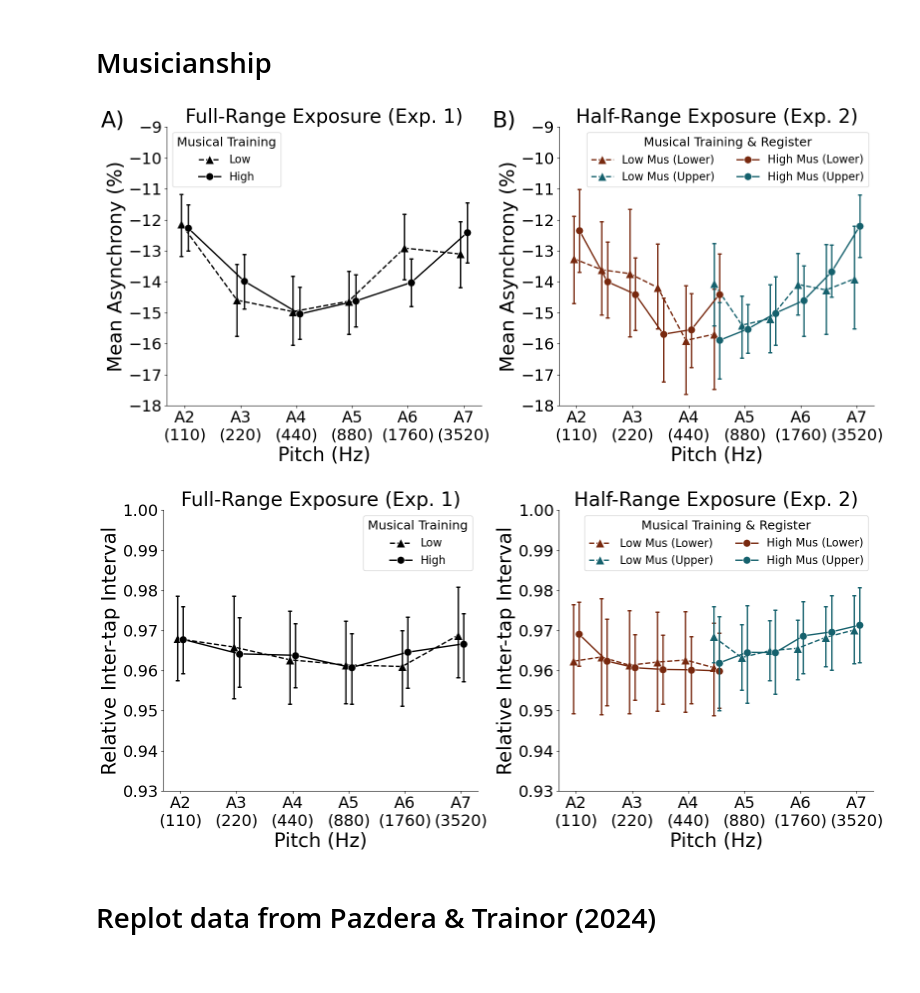
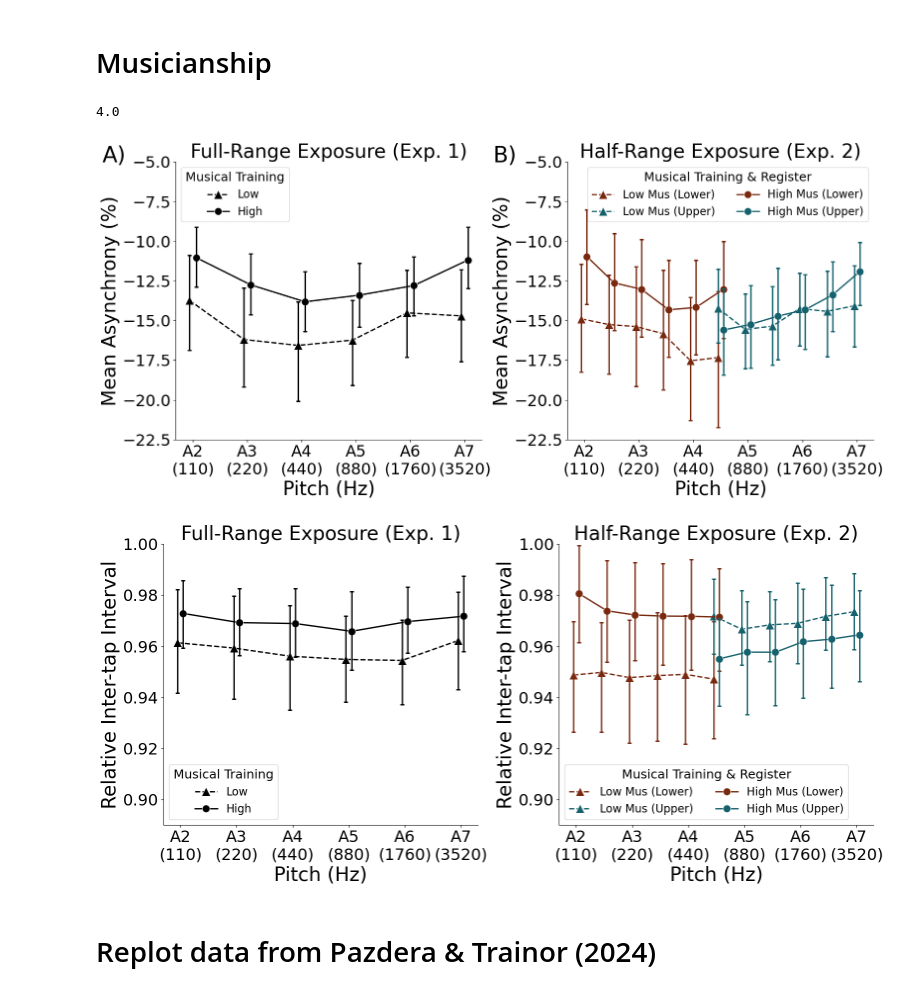
Before and after one commit to jpazdera/IllusoryMotor, a Jupyter notebook: analysis/Combined Analysis.ipynb, the cells around one changed output. Saved outputs shown, nothing was run; the diff lists cells and outputs as text; code cells hidden in the pictures.

Commit message:
Now treats musicianship as between subjects

```diff
--- a/analysis/Combined Analysis.ipynb
+++ b/analysis/Combined Analysis.ipynb
@@ -431,9 +431,37 @@ PearsonRResult(statistic=0.10483867774756224, pvalue=0.33384762282887925)
 # %% [markdown]
 # Musicianship
 # %%
+# Determine median years of musical lessons
 mus_exp = sdata.groupby(['subject', 'register']).years_lessons.mean().reset_index()
 med_exp = np.median(mus_exp.years_lessons)
-exper_subj = mus_exp[mus_exp.years_lessons > med_exp].subject
+print(med_exp)
+#exper_subj = mus_exp[mus_exp.years_lessons > med_exp].subject
+
+# Label tap data with musicality level
+sdata['highmus'] = sdata.years_lessons > med_exp
+cdata['highmus'] = cdata.years_lessons > med_exp
+# %% [output]
+4.0
+# %%
+async_means_mus = sdata.groupby(['register', 'highmus', 'subject', 'pitch', 'ioi']).perc_async.mean().reset_index()
+subj_means = async_means_mus.groupby(['register', 'highmus', 'subject']).perc_async.mean().reset_index()
+grand_means = subj_means.groupby(['register', 'highmus']).perc_async.mean().reset_index()
+
+for i, subj in enumerate(subj_means.subject):
+    reg_idx = np.where((grand_means.register == subj_means.register[i]) & (grand_means.highmus == subj_means.highmus[i]))[0]
+    subj_mask = async_means.subject == subj
+    async_means_mus.loc[subj_mask, 'perc_async'] -= subj_means.loc[i, 'perc_async']
+    async_means_mus.loc[subj_mask, 'perc_async'] += grand_means.loc[reg_idx, 'perc_async'].iloc[0]
+# %%
+iti_means_mus = cdata.groupby(['register', 'highmus', 'subject', 'pitch', 'ioi']).rel_iti.mean().reset_index()
+subj_means = iti_means_mus.groupby(['register', 'highmus', 'subject']).rel_iti.mean().reset_index()
+grand_means = subj_means.groupby(['register', 'highmus']).rel_iti.mean().reset_index()
+
+for i, subj in enumerate(subj_means.subject):
+    reg_idx = np.where((grand_means.register == subj_means.register[i]) & (grand_means.highmus == subj_means.highmus[i]))[0]
+    subj_mask = iti_means.subject == subj
+    iti_means_mus.loc[subj_mask, 'rel_iti'] -= subj_means.loc[i, 'rel_iti']
+    iti_means_mus.loc[subj_mask, 'rel_iti'] += grand_means.loc[reg_idx, 'rel_iti'].iloc[0]
 # %%
 ###
 # SYNCHRONIZATION
@@ -442,50 +470,48 @@ exper_subj = mus_exp[mus_exp.years_lessons > med_exp].subject
 plt.subplot(121)
 
 # Plot data
-d = async_means[(async_means.register=='B') & ~np.isin(async_means.subject, exper_subj)]
+d = async_means_mus[(async_means_mus.register=='B') & ~async_means_mus.highmus]
 sns.lineplot(x=d.pitch-.75, y='perc_async', data=d, color=text_color, ls='--', marker='^', lw=2, ms=13,
              err_style='bars', err_kws=dict(capsize=3, lw=2, capthick=2), label='Low')
-d = async_means[(async_means.register=='B') & np.isin(async_means.subject, exper_subj)]
+d = async_means_mus[(async_means_mus.register=='B') & async_means_mus.highmus]
 sns.lineplot(x=d.pitch+.75, y='perc_async', data=d, color=text_color, ls='-', marker='o', lw=2, ms=11,
              err_style='bars', err_kws=dict(capsize=3, lw=2, capthick=2), label='High')
 
 # Formatting
-plt.text(27, -9, 'A)', fontsize=32)
+plt.text(25, -5, 'A)', fontsize=32)
 plt.title('Full-Range Exposure (Exp. 1)')
 plt.legend(loc='upper left', title='Musical Training')
 plt.xlabel('Pitch (Hz)')
 plt.xticks(range(45, 106, 12), ['A2\n(110)', 'A3\n(220)', 'A4\n(440)', 'A5\n(880)', 'A6\n(1760)', 'A7\n(3520)'])
 plt.ylabel('Mean Asynchrony (%)')
-plt.ylim(-18, -9)
-plt.yticks(np.arange(-18, -8, 1))
+plt.ylim(-22.5, -5)
 
 
 plt.subplot(122)
 
 # Plot data
-d = async_means[(async_means.register=='L') & ~np.isin(async_means.subject, exper_subj)]
+d = async_means_mus[(async_means_mus.register=='L') & ~async_means_mus.highmus]
 sns.lineplot(x=d.pitch-.6, y='perc_async', data=d, color=color1, ls='--', marker='^', ms=13, lw=2,
              err_style='bars', err_kws=dict(capsize=3, lw=2, capthick=2), label='Low Mus (Lower)')
-d = async_means[(async_means.register=='U') & ~np.isin(async_means.subject, exper_subj)]
+d = async_means_mus[(async_means_mus.register=='U') & ~async_means_mus.highmus]
 sns.lineplot(x=d.pitch-.6, y='perc_async', data=d, color=color2, ls='--', marker='^', ms=13, lw=2,
              err_style='bars', err_kws=dict(capsize=3, lw=2, capthick=2), label='Low Mus (Upper)')
-d = async_means[(async_means.register=='L') & np.isin(async_means.subject, exper_subj)]
+d = async_means_mus[(async_means_mus.register=='L') & async_means_mus.highmus]
 sns.lineplot(x=d.pitch+.6, y='perc_async', data=d, color=color1, ls='-', marker='o', ms=11, lw=2,
              err_style='bars', err_kws=dict(capsize=3, lw=2, capthick=2), label='High Mus (Lower)')
-d = async_means[(async_means.register=='U') & np.isin(async_means.subject, exper_subj)]
+d = async_means_mus[(async_means_mus.register=='U') & async_means_mus.highmus]
 sns.lineplot(x=d.pitch+.6, y='perc_async', data=d, color=color2, ls='-', marker='o', ms=11, lw=2,
              err_style='bars', err_kws=dict(capsize=3, lw=2, capthick=2), label='High Mus (Upper)')
 
 
 # Formatting
-plt.text(27, -9, 'B)', fontsize=32)
+plt.text(25, -5, 'B)', fontsize=32)
 plt.title('Half-Range Exposure (Exp. 2)')
 plt.legend(loc='upper right', title='Musical Training & Register', ncol=2)
 plt.xlabel('Pitch (Hz)')
 plt.xticks(range(45, 106, 12), ['A2\n(110)', 'A3\n(220)', 'A4\n(440)', 'A5\n(880)', 'A6\n(1760)', 'A7\n(3520)'])
 plt.ylabel('Mean Asynchrony (%)')
-plt.ylim(-18, -9)
-plt.yticks(np.arange(-18, -8, 1))
+plt.ylim(-22.5, -5)
 
 
 plt.gcf().set_size_inches(16, 7.5)
@@ -493,7 +519,7 @@ plt.tight_layout()
 plt.savefig(FIGURE_PATH + 'async_mus.svg')
 plt.savefig(FIGURE_PATH + 'async_mus.pdf')
 # %% [output]
-[figure, old version]
+[figure, new version]
 # %%
 ###
 # CONTINUATION
@@ -502,10 +528,10 @@ plt.savefig(FIGURE_PATH + 'async_mus.pdf')
 plt.subplot(121)
 
 # Plot data
-d = iti_means[(iti_means.register=='B') & ~np.isin(iti_means.subject, exper_subj)]
+d = iti_means_mus[(iti_means_mus.register=='B') & ~iti_means_mus.highmus]
 sns.lineplot(x=d.pitch-.6, y='rel_iti', data=d, color=text_color, ls='--', marker='^', lw=2, ms=13,
              err_style='bars', err_kws=dict(capsize=3, lw=2, capthick=2), label='Low')
-d = iti_means[(iti_means.register=='B') & np.isin(iti_means.subject, exper_subj)]
+d = iti_means_mus[(iti_means_mus.register=='B') & iti_means_mus.highmus]
 sns.lineplot(x=d.pitch+.6, y='rel_iti', data=d, color=text_color, ls='-', marker='o', lw=2, ms=11,
              err_style='bars', err_kws=dict(capsize=3, lw=2, capthick=2), label= 'High')
 
@@ -516,42 +542,42 @@ plt.legend(title='Musical Training')
 plt.xlabel('Pitch (Hz)')
 plt.xticks(range(45, 106, 12), ['A2\n(110)', 'A3\n(220)', 'A4\n(440)', 'A5\n(880)', 'A6\n(1760)', 'A7\n(3520)'])
 plt.ylabel('Relative Inter-tap Interval')
-plt.ylim(.93, 1)
+plt.ylim(.89, 1)
 
 
 plt.subplot(122)
 
 # Plot data
-d = iti_means[(iti_means.register=='L') & ~np.isin(iti_means.subject, exper_subj)]
+d = iti_means_mus[(iti_means_mus.register=='L') & ~iti_means_mus.highmus]
 sns.lineplot(x=d.pitch-.6, y='rel_iti', data=d, color=color1, ls='--', marker='^', ms=13, lw=2,
              err_style='bars', err_kws=dict(capsize=3, lw=2, capthick=2), label='Low Mus (Lower)')
-d = iti_means[(iti_means.register=='U') & ~np.isin(iti_means.subject, exper_subj)]
+d = iti_means_mus[(iti_means_mus.register=='U') & ~iti_means_mus.highmus]
 sns.lineplot(x=d.pitch-.6, y='rel_iti', data=d, color=color2, ls='--', marker='^', ms=13,  lw=2,
              err_style='bars', err_kws=dict(capsize=3, lw=2, capthick=2), label='Low Mus (Upper)')
 
-d = iti_means[(iti_means.register=='L') & np.isin(iti_means.subject, exper_subj)]
+d = iti_means_mus[(iti_means_mus.register=='L') & iti_means_mus.highmus]
 sns.lineplot(x=d.pitch+.6, y='rel_iti', data=d, color=color1, ls='-', marker='o', ms=11, lw=2,
              err_style='bars', err_kws=dict(capsize=3, lw=2, capthick=2), label='High Mus (Lower)')
-d = iti_means[(iti_means.register=='U') & np.isin(iti_means.subject, exper_subj)]
+d = iti_means_mus[(iti_means_mus.register=='U') & iti_means_mus.highmus]
 sns.lineplot(x=d.pitch+.6, y='rel_iti', data=d, color=color2, ls='-', marker='o', ms=11, lw=2,
              err_style='bars', err_kws=dict(capsize=3, lw=2, capthick=2), label='High Mus (Upper)')
 
 # Formatting
 #plt.text(27, 1, 'B)', fontsize=32)
 plt.title('Half-Range Exposure (Exp. 2)')
 plt.legend(title='Musical Training & Register', ncol=2)
 plt.xlabel('Pitch (Hz)')
 plt.xticks(range(45, 106, 12), ['A2\n(110)', 'A3\n(220)', 'A4\n(440)', 'A5\n(880)', 'A6\n(1760)', 'A7\n(3520)'])
 plt.ylabel('Relative Inter-tap Interval')
-plt.ylim(.93, 1)
+plt.ylim(.89, 1)
 
 
 plt.gcf().set_size_inches(16, 7.5)
 plt.tight_layout()
 plt.savefig(FIGURE_PATH + 'rel_iti_mus.svg')
 plt.savefig(FIGURE_PATH + 'rel_iti_mus.pdf')
 # %% [output]
-[figure, old version]
+[figure, new version]
 # %% [markdown]
 # Replot data from Pazdera & Trainor (2024)
 # %%
```
Also changed, not shown: parts of 1 cell of this notebook, 14 other files.
